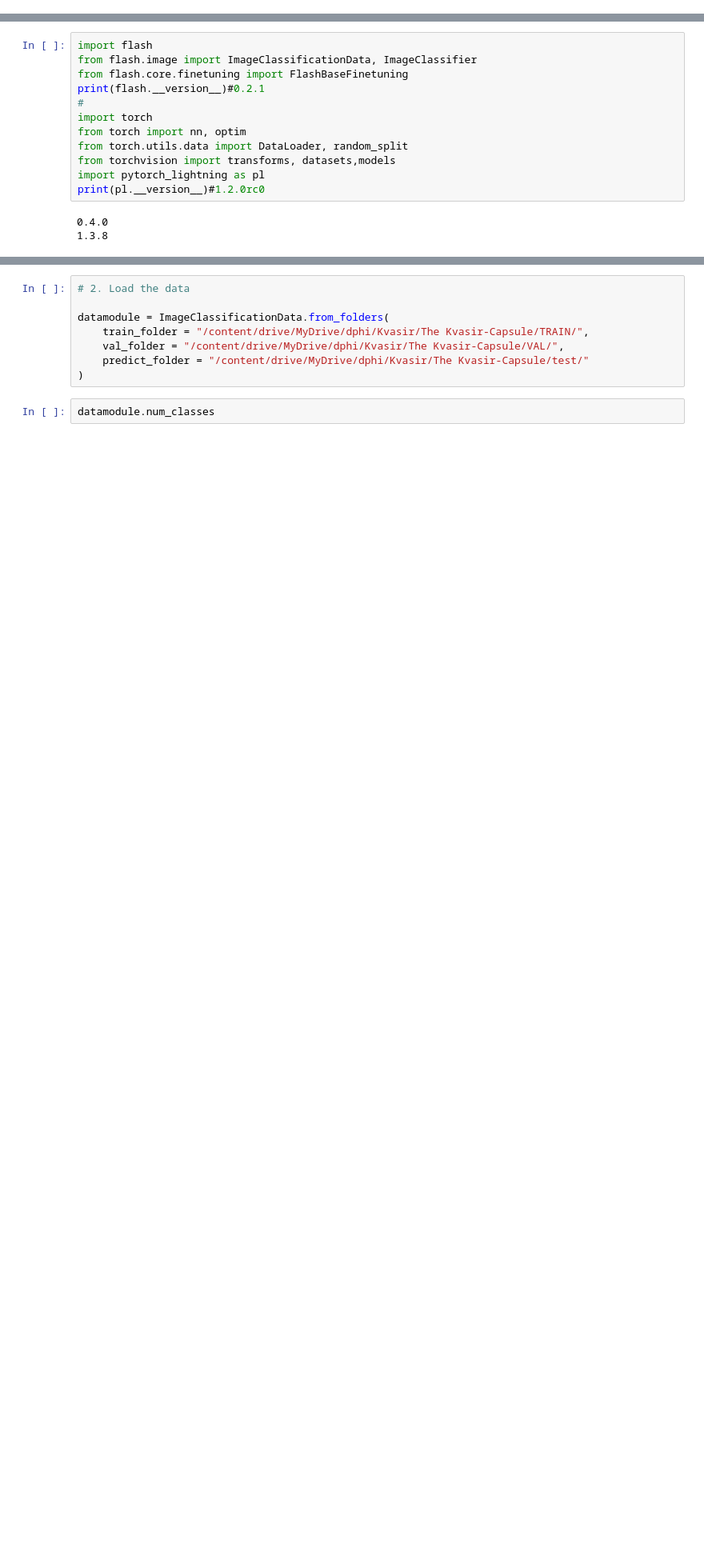
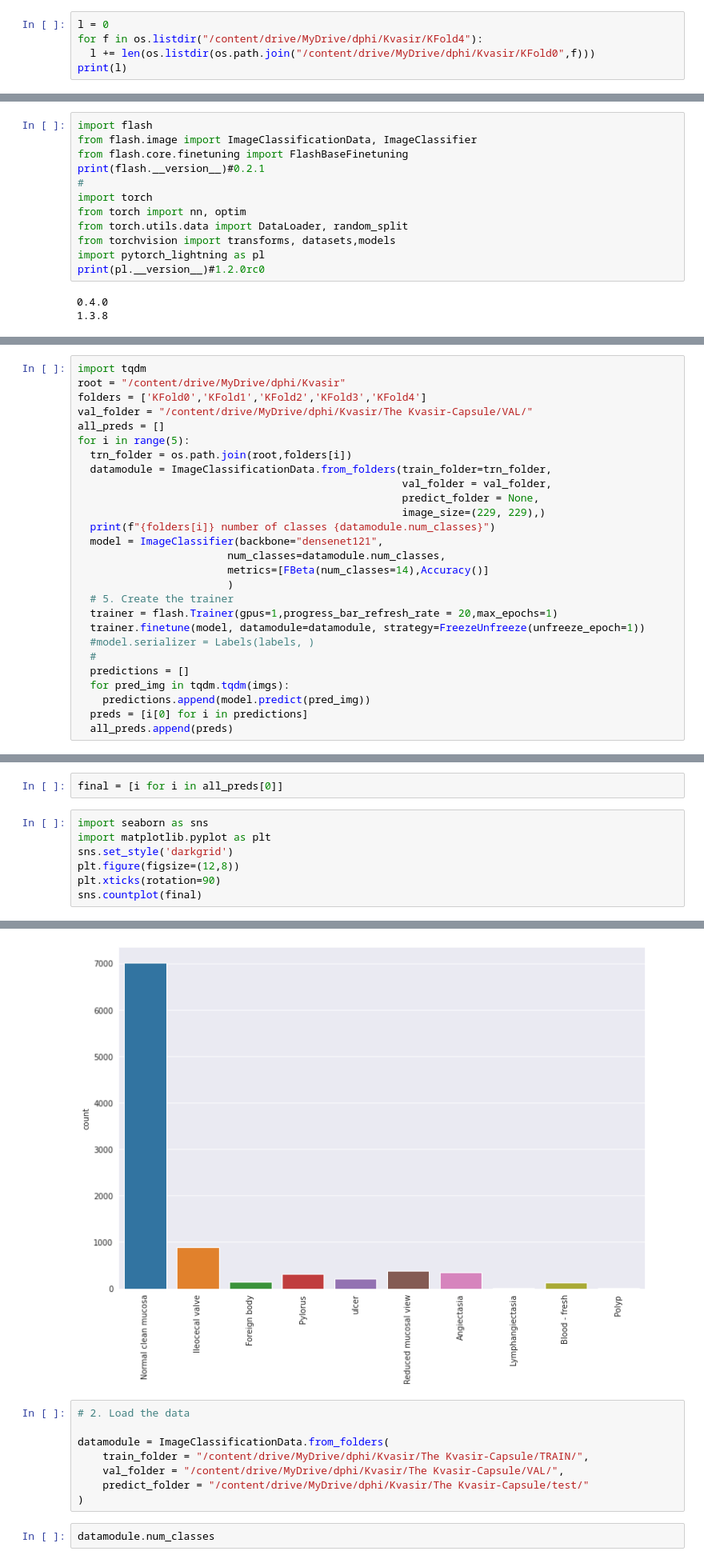
Before and after one commit to plaban1981/Pytorch_lightning, a Jupyter notebook: Data_Sprint_38_The_Kvasir_Capsule_Dataset_lightning_flash.ipynb, the cells around one changed output, grey strips where cells are left out. Shown: that part at 80% size. Drawn from its saved outputs; the diff is of its cells as text; blank space fills up the shorter version.

```diff
--- a/Data_Sprint_38_The_Kvasir_Capsule_Dataset_lightning_flash.ipynb
+++ b/Data_Sprint_38_The_Kvasir_Capsule_Dataset_lightning_flash.ipynb
@@ -287,0 +323,5 @@ dfx.to_csv("/content/drive/MyDrive/dphi/Kvasir/The Kvasir-Capsule/train_set_fold
+# %%
+l = 0
+for f in os.listdir("/content/drive/MyDrive/dphi/Kvasir/KFold4"):
+  l += len(os.listdir(os.path.join("/content/drive/MyDrive/dphi/Kvasir/KFold0",f)))
+print(l)
@@ -447,0 +479,27 @@ print(pl.__version__)#1.2.0rc0
+# %%
+import tqdm
+root = "/content/drive/MyDrive/dphi/Kvasir"
+folders = ['KFold0','KFold1','KFold2','KFold3','KFold4']
+val_folder = "/content/drive/MyDrive/dphi/Kvasir/The Kvasir-Capsule/VAL/"
+all_preds = []
+for i in range(5):
+  trn_folder = os.path.join(root,folders[i])
+  datamodule = ImageClassificationData.from_folders(train_folder=trn_folder,
+                                                    val_folder = val_folder,
+                                                    predict_folder = None,
+                                                    image_size=(229, 229),)
+  print(f"{folders[i]} number of classes {datamodule.num_classes}")
+  model = ImageClassifier(backbone="densenet121",
+                        num_classes=datamodule.num_classes,
+                        metrics=[FBeta(num_classes=14),Accuracy()]
+                        )
+  # 5. Create the trainer
+  trainer = flash.Trainer(gpus=1,progress_bar_refresh_rate = 20,max_epochs=1)
+  trainer.finetune(model, datamodule=datamodule, strategy=FreezeUnfreeze(unfreeze_epoch=1))
+  #model.serializer = Labels(labels, )
+  #
+  predictions = []
+  for pred_img in tqdm.tqdm(imgs):
+    predictions.append(model.predict(pred_img))
+  preds = [i[0] for i in predictions]
+  all_preds.append(preds)
@@ -447,0 +534,10 @@ print(pl.__version__)#1.2.0rc0
+# %%
+final = [i for i in all_preds[0]]
+# %%
+import seaborn as sns
+import matplotlib.pyplot as plt
+sns.set_style('darkgrid')
+plt.figure(figsize=(12,8))
+plt.xticks(rotation=90)
+sns.countplot(final)
+# %% [output]
@@ -448,3 +545,4 @@ print(pl.__version__)#1.2.0rc0
+[figure, added]
 # %%
 # 2. Load the data
 
```
Also changed, not shown: parts of 18 cells of this notebook.
